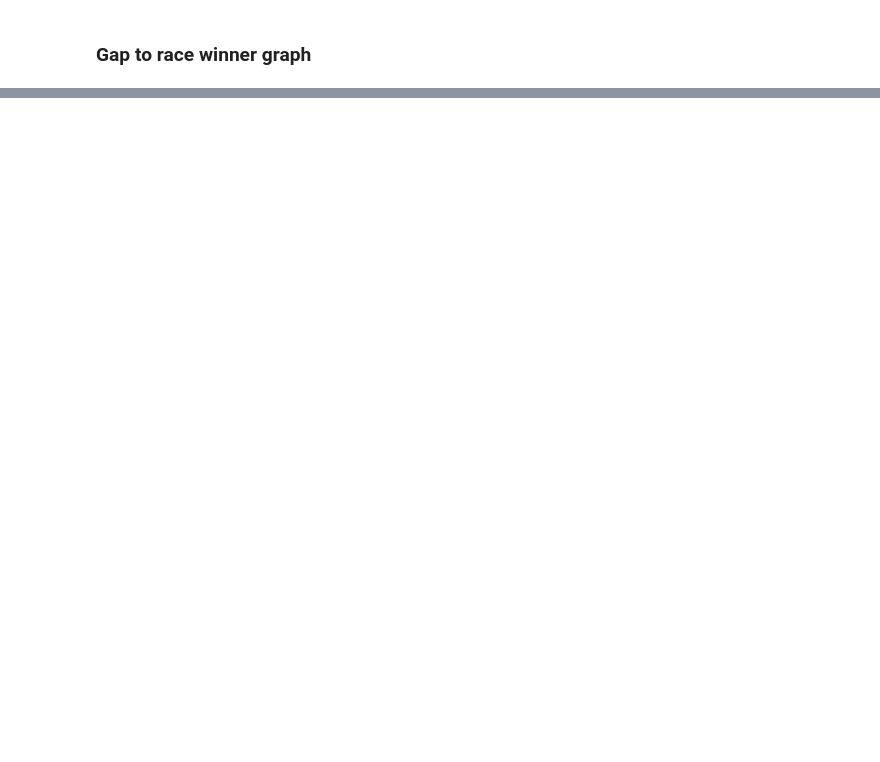
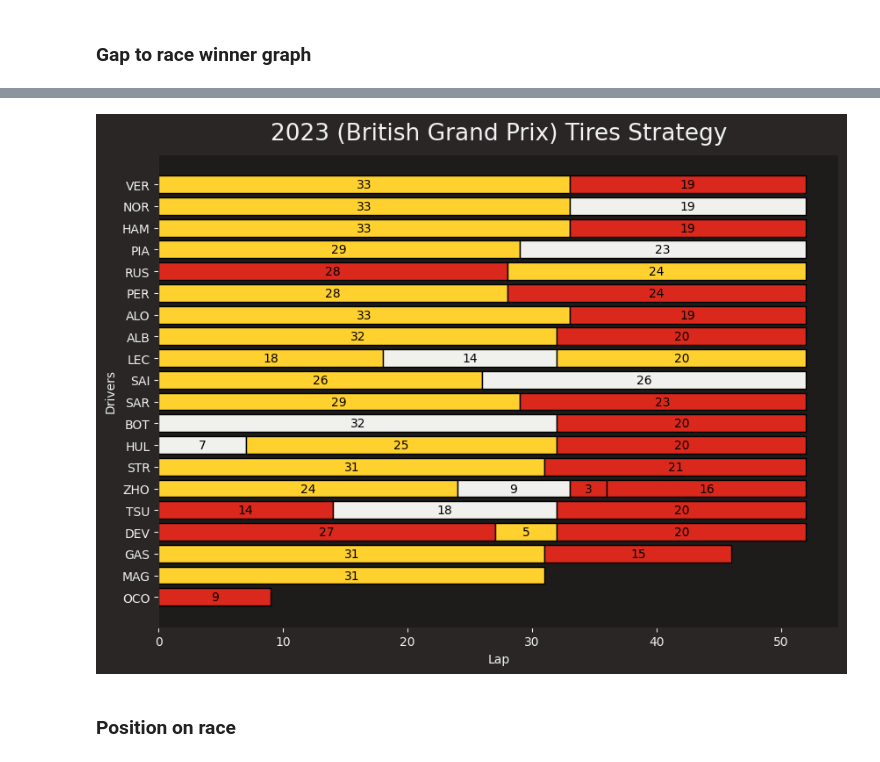
Before and after one commit to RACIM01/F1_Data_Analysing_RCM, a Jupyter notebook: Race.ipynb, the cells around one changed output, grey strips where cells are left out. Cells and saved outputs as stored; diff of their text form; code cells hidden in the pictures; blank space fills up the shorter version.

```diff
--- a/Race.ipynb
+++ b/Race.ipynb
@@ -92,0 +112,3 @@ NameError: name 'race_len' is not defined
+# %%
+drivers = session.drivers
+drivers_abr = [session.get_driver(driver)["Abbreviation"] for driver in drivers]
@@ -92,0 +121,6 @@ NameError: name 'race_len' is not defined
+# %%
+stints = laps[["Driver", "Stint", "Compound", "LapNumber"]]
+stints = stints.groupby(["Driver", "Stint", "Compound"])
+stints = stints.count().reset_index()
+stints.groupby(["Driver", "Stint", "Compound"])
+stints = stints.rename(columns={"LapNumber": "StintLength"})
@@ -92,0 +136,44 @@ NameError: name 'race_len' is not defined
+# %%
+fig, ax = plt.subplots(figsize=(10, 7))
+
+for driver in drivers_abr:
+    driver_stints = stints.loc[stints["Driver"] == driver]
+
+    previous_stint_end = 0
+    for idx, row in driver_stints.iterrows():
+        # each row contains the compound name and stint length
+        # we can use these information to draw horizontal bars
+        plt.barh(
+            y=driver,
+            width=row["StintLength"],
+            left=previous_stint_end,
+            color='#'+compound_color[row["Compound"]],
+            edgecolor="black",
+            fill=True
+        )
+
+        # Add the value over the bar
+        plt.text(
+            x=previous_stint_end + row["StintLength"] / 2,
+            y=driver,
+            s=str(row["StintLength"]),
+            ha='center',
+            va='center',
+            color='black'  # Set text color to black
+        )
+
+        previous_stint_end += row["StintLength"]
+
+# Customize the plot
+plt.title('2023 (' + session.event["EventName"] + ') Tires Strategy')
+plt.xlabel('Lap')
+plt.ylabel('Drivers')
+# plt.xticks(range(0, max_lap(laps), 5))
+# plt.yticks(range(0, max_gap, 10))
+plt.gca().invert_yaxis()
+
+plt.show()
+# %% [output]
+[figure, added]
+# %% [markdown]
+### Position on race
```
Also changed, not shown: parts of 24 cells of this notebook, 2 other files.
